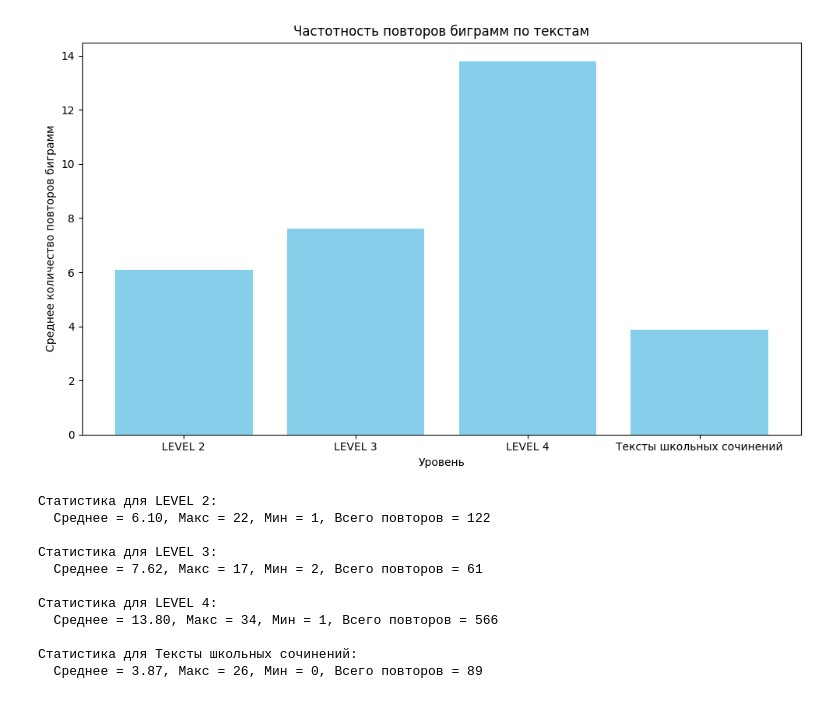
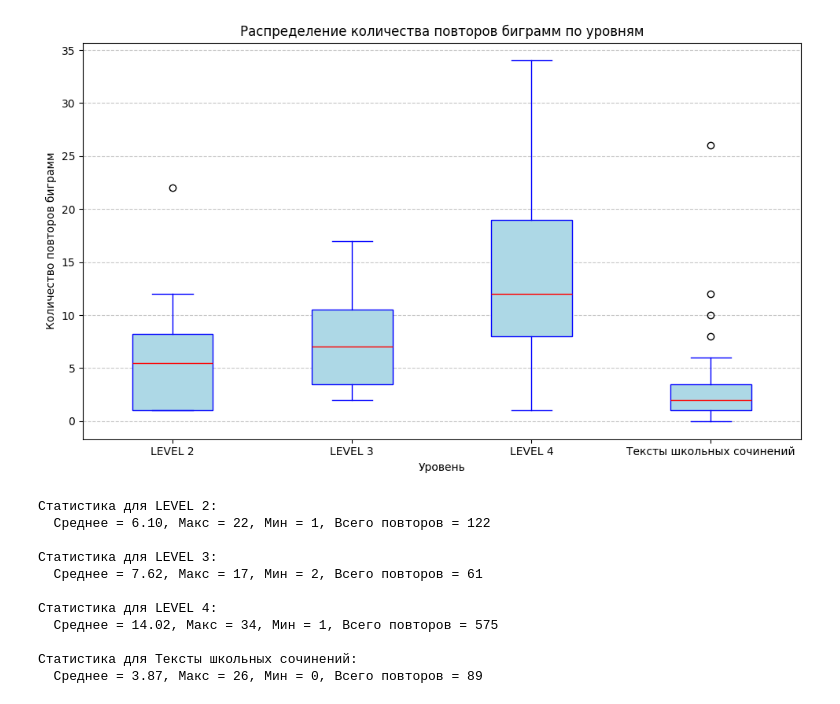
Before and after one commit to Vakhranev/Heritage, a Jupyter notebook: Повторы коллокаций.ipynb, the cells around one changed output. Cells and saved outputs as stored; diff of their text form; code cells hidden in the pictures.

```diff
--- a/Повторы коллокаций.ipynb
+++ b/Повторы коллокаций.ipynb
@@ -18,7 +18,7 @@ def count_repeated_bigrams(text):
 with open('updated_america_texts_last.json', 'r', encoding='utf-8') as f:
     america_texts = json.load(f)
 
-with open('final_school.json', 'r', encoding='utf-8') as f:
+with open('updated_final_school.json', 'r', encoding='utf-8') as f:
     lib_texts = json.load(f)
 
 with open('files_by_levels.txt', 'r', encoding='utf-8') as f:
@@ -33,54 +33,60 @@ with open('files_by_levels.txt', 'r', encoding='utf-8') as f:
 
 # Анализ данных
 def analyze_by_level(files, data):
-    all_repeated = []
     detailed_stats = []
 
     for file in files:
         if file in data:
             text = data[file]['text']
             repeated = count_repeated_bigrams(text)
-            all_repeated.append(repeated)
             detailed_stats.append(repeated)
 
-    return np.mean(all_repeated) if all_repeated else 0, detailed_stats
+    return detailed_stats
 
 # Анализ для каждого уровня и художественных текстов
-repeated_results = {}
 detailed_stats = {}
 
 for level, files in files_by_levels.items():
-    repeated_results[level], detailed_stats[level] = analyze_by_level(files, america_texts)
+    detailed_stats[level] = analyze_by_level(files, america_texts)
 
-lib_repeated, lib_detailed_stats = analyze_by_level(lib_texts.keys(), lib_texts)
+detailed_stats['Тексты школьных сочинений'] = analyze_by_level(lib_texts.keys(), lib_texts)
 
-# Визуализация результатов
-levels = list(repeated_results.keys()) + ['Тексты школьных сочинений']
-values = [repeated_results[level] for level in repeated_results] + [lib_repeated]
+# Визуализация результатов (график с усиками)
+plt.figure(figsize=(10, 6))
 
-fig, ax = plt.subplots(figsize=(10, 6))
+labels = list(detailed_stats.keys())
+data = list(detailed_stats.values())
 
-ax.bar(levels, values, color='skyblue')
+plt.boxplot(
+    data,
+    labels=labels,
+    patch_artist=True,
+    boxprops=dict(facecolor="lightblue", color="blue"),
+    medianprops=dict(color="red"),
+    whiskerprops=dict(color="blue"),
+    capprops=dict(color="blue"),
+)
 
-ax.set_xlabel('Уровень')
-ax.set_ylabel('Среднее количество повторов биграмм')
-ax.set_title('Частотность повторов биграмм по текстам')
-
+plt.title('Распределение количества повторов биграмм по уровням')
+plt.xlabel('Уровень')
+plt.ylabel('Количество повторов биграмм')
+plt.grid(axis='y', linestyle='--', alpha=0.7)
 plt.tight_layout()
-plt.savefig('repeats_analysis.png')
+plt.savefig('repeats_boxplot_analysis.png')
 plt.show()
 
 # Текстовая статистика
 def print_stats(stats, label):
-    print(f"\nСтатистика для {label}:")
-    print(f"  Среднее = {np.mean(stats):.2f}, Макс = {np.max(stats)}, Мин = {np.min(stats)}, Всего повторов = {np.sum(stats)}")
+    if stats:
+        print(f"\nСтатистика для {label}:")
+        print(f"  Среднее = {np.mean(stats):.2f}, Макс = {np.max(stats)}, Мин = {np.min(stats)}, Всего повторов = {np.sum(stats)}")
+    else:
+        print(f"\nНет данных для {label}.")
 
 for level, stats in detailed_stats.items():
     print_stats(stats, level)
-
-print_stats(lib_detailed_stats, 'Тексты школьных сочинений')
 # %% [output]
-[figure, old version]
+[figure, new version]
 Статистика для LEVEL 2:
   Среднее = 6.10, Макс = 22, Мин = 1, Всего повторов = 122
 
@@ -88,7 +94,7 @@ print_stats(lib_detailed_stats, 'Тексты школьных сочинени
   Среднее = 7.62, Макс = 17, Мин = 2, Всего повторов = 61
 
 Статистика для LEVEL 4:
-  Среднее = 13.80, Макс = 34, Мин = 1, Всего повторов = 566
+  Среднее = 14.02, Макс = 34, Мин = 1, Всего повторов = 575
 
 Статистика для Тексты школьных сочинений:
   Среднее = 3.87, Макс = 26, Мин = 0, Всего повторов = 89
```
